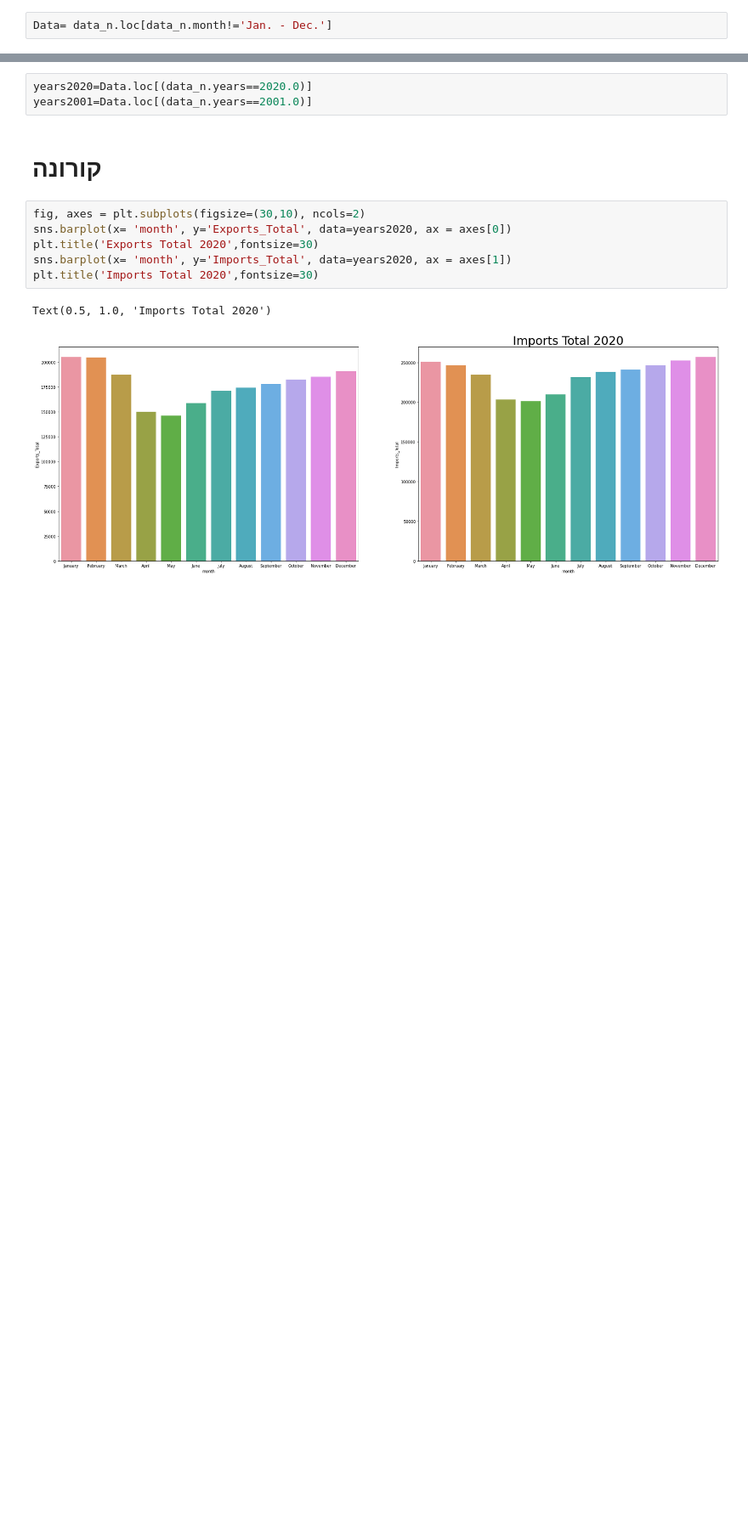
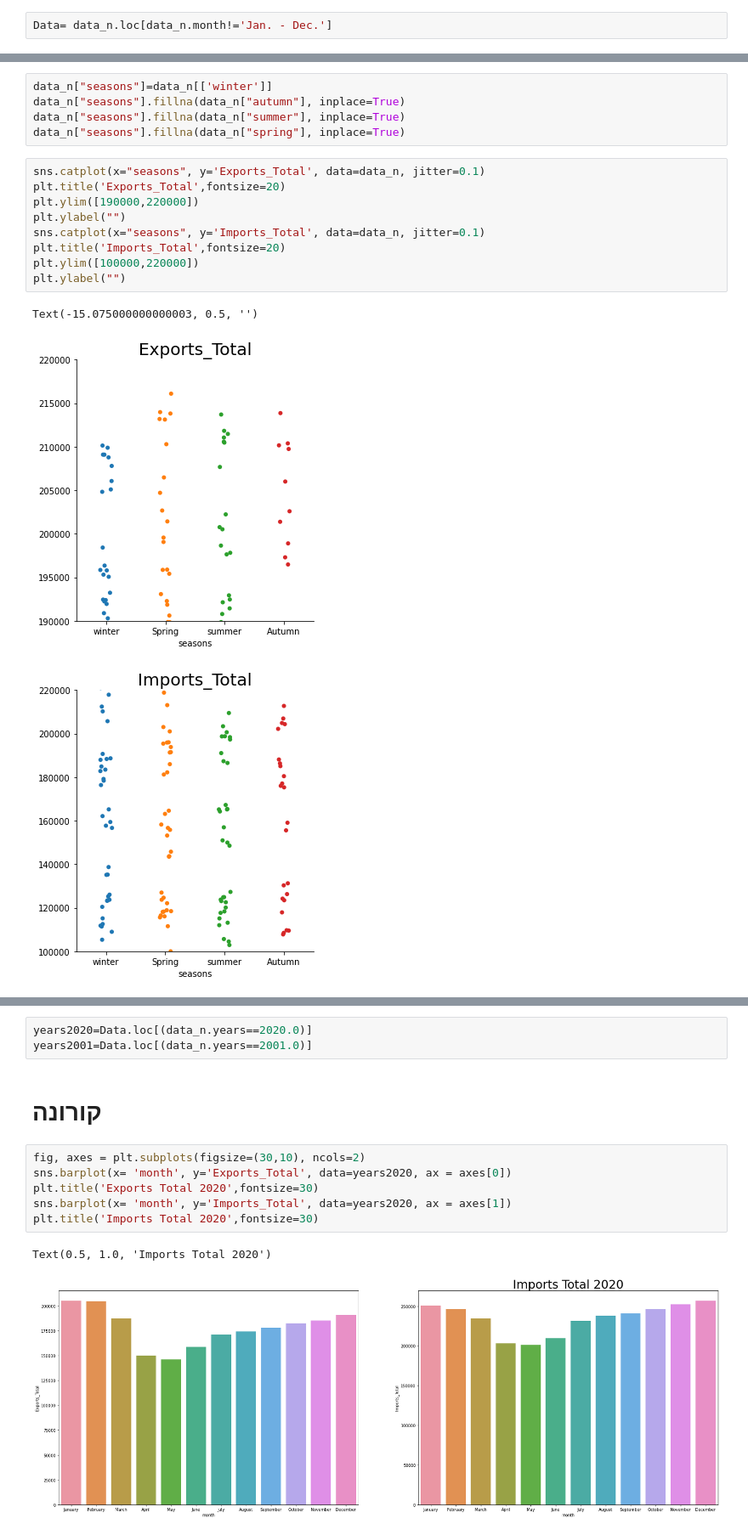
Before and after one commit to toharr/finel_Project, a Jupyter notebook: Untitled6 (1) (3).ipynb, the cells around one changed output, grey strips where cells are left out. Shown at 85% size. Saved outputs shown, nothing was run; the diff lists cells and outputs as text; blank space fills up the shorter version.

```diff
--- a/Untitled6 (1) (3).ipynb
+++ b/Untitled6 (1) (3).ipynb
@@ -47,0 +89,18 @@ Data= data_n.loc[data_n.month!='Jan. - Dec.']
+# %%
+data_n["seasons"]=data_n[['winter']]
+data_n["seasons"].fillna(data_n["autumn"], inplace=True)
+data_n["seasons"].fillna(data_n["summer"], inplace=True)
+data_n["seasons"].fillna(data_n["spring"], inplace=True)
+# %%
+sns.catplot(x="seasons", y='Exports_Total', data=data_n, jitter=0.1)
+plt.title('Exports_Total',fontsize=20)
+plt.ylim([190000,220000])
+plt.ylabel("")
+sns.catplot(x="seasons", y='Imports_Total', data=data_n, jitter=0.1)
+plt.title('Imports_Total',fontsize=20)
+plt.ylim([100000,220000])
+plt.ylabel("")
+# %% [output]
+Text(-15.075000000000003, 0.5, '')
+[figure, added]
+[figure, added]
```
Also changed, not shown: parts of 21 cells of this notebook, 2 other files.
